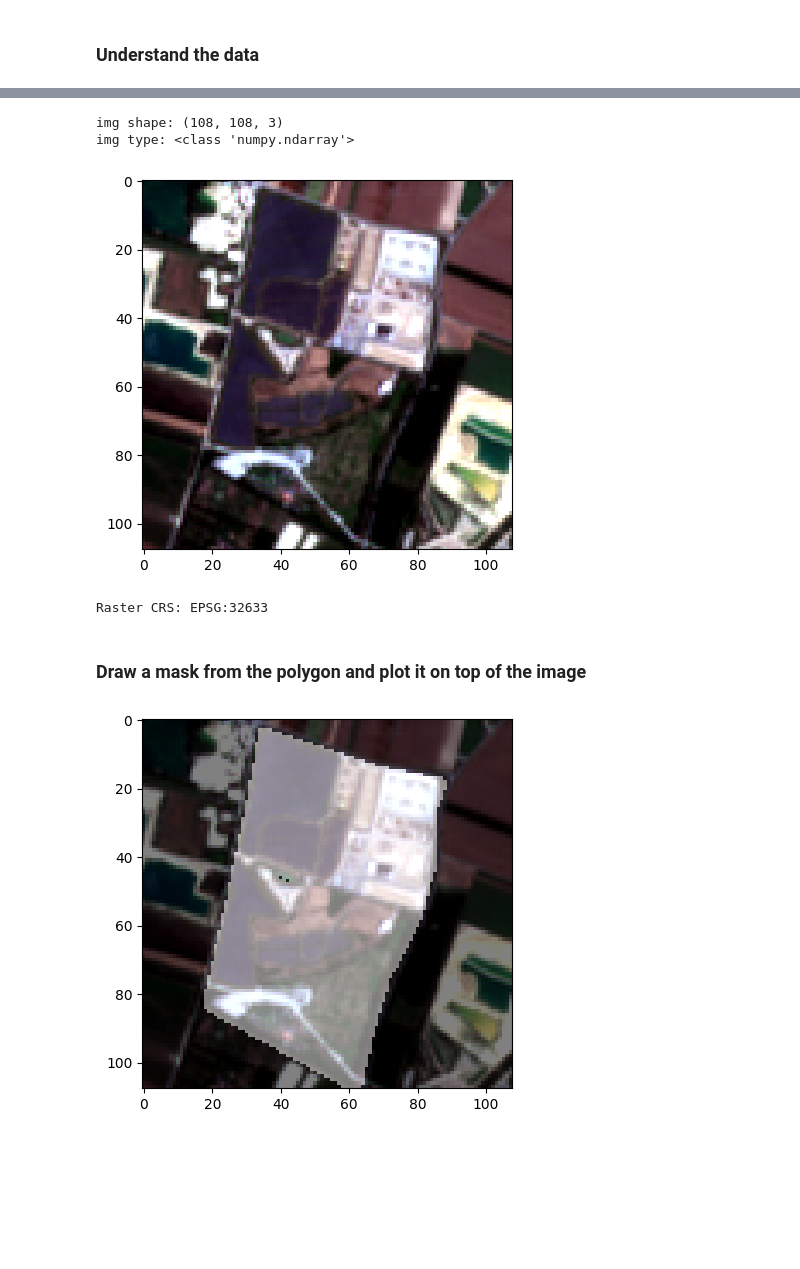
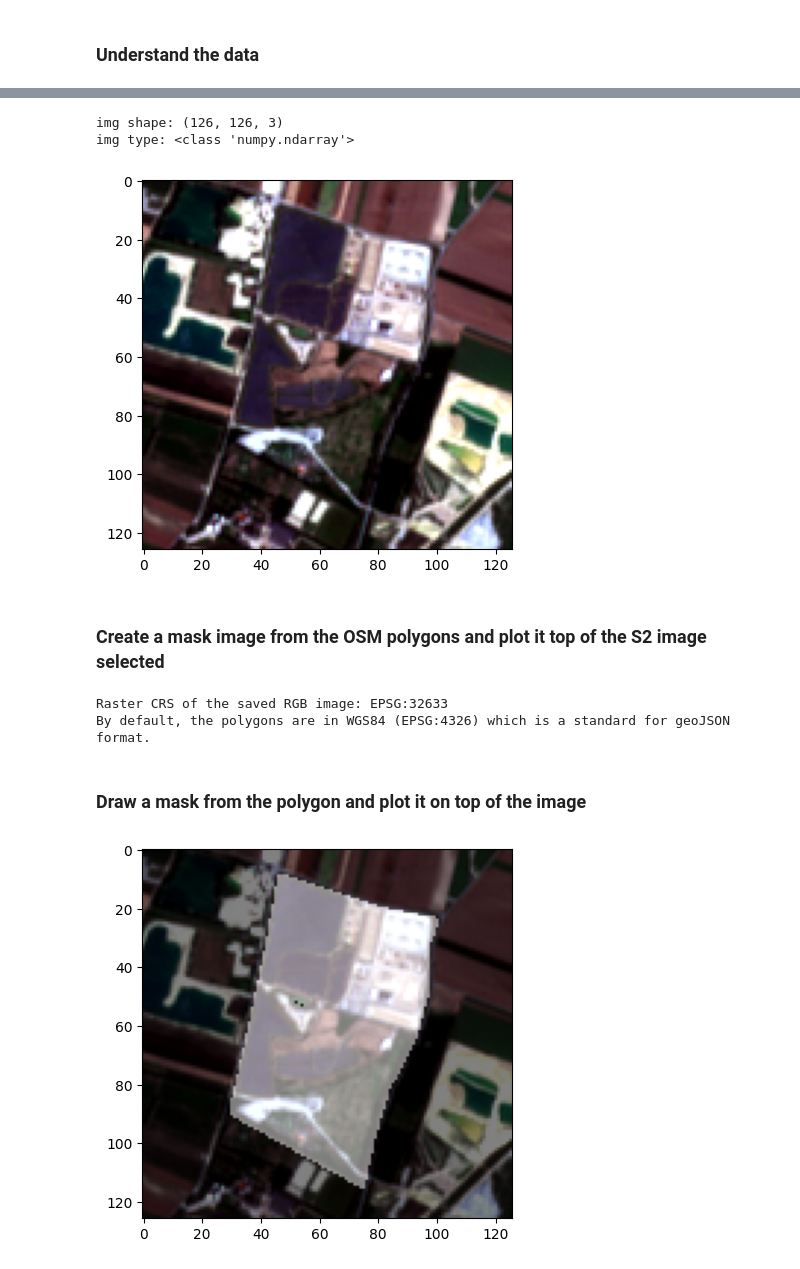
Before and after one commit to BertilleT/Landfill_segmentation, a Jupyter notebook: plot_mask_on_top_s2_img.ipynb, the cells around one changed output, grey strips where cells are left out. Cells and saved outputs as stored; diff of their text form; code cells hidden in the pictures; blank space fills up the shorter version.

Commit message:
clean plot_mask script

```diff
--- a/plot_mask_on_top_s2_img.ipynb
+++ b/plot_mask_on_top_s2_img.ipynb
@@ -73,7 +97,7 @@ def polygon_area(pts):
     area = abs(area) / 2.0
     return area
 
-def square_bounding_box_from_polygon(pts, occupancy=0.4): # Generates squared bounding box from polygon given in input as list of points,
+def square_bounding_box_from_polygon(pts, occupancy=0.3): # Generates squared bounding box from polygon given in input as list of points,
     #ensuring the polygon occupies a specified percentage of the image.
 
     poly_area = polygon_area(pts)
@@ -150,9 +174,8 @@ def simple_equalization_8bit(im, percentiles=5):
 
     return im
 
-def get_sentinel2_color_8bit(basefilename, aoi, sentinel2_images, percentiles=5):
+def get_squared_crop_s2(basefilename, aoi, sentinel2_images, percentiles=5):
     bands = ['B04', 'B03', 'B02']    # SENTINEL2 R,G,B BANDS
-
     for b in bands:
         get_squared_img_crop_from_aoi('toy_images/{}_{}.tif'.format(basefilename, b), aoi, sentinel2_images, b)
 
@@ -203,5 +194,5 @@ urls {'aws': {}, 'gcloud': {}}
 # %%
-img = get_sentinel2_color_8bit('first_landfill', aoi, s2_images[0], percentiles=5)
+img = get_squared_crop_s2('first_landfill', aoi, s2_images[0], percentiles=5)
 # %%
 print('img shape:', img.shape)
 print('img type:', type(img))
@@ -210,9 +201,11 @@ import matplotlib.pyplot as plt
 plt.imshow(img)
 plt.show()
 # %% [output]
-img shape: (108, 108, 3)
+img shape: (126, 126, 3)
 img type: <class 'numpy.ndarray'>
-[figure, old version]
+[figure, new version]
+# %% [markdown]
+### Create a mask image from the OSM polygons and plot it top of the S2 image selected
 # %%
 my_path = 'toy_images/first_landfill_RGB.tif'
 
@@ -220,40 +213,42 @@ with rasterio.open(my_path) as src:
     raster_crs = src.crs
     print(f"Raster CRS of the saved RGB image: {raster_crs}")
 
-# My polygon is in EPSG:4326, so I need to reproject it to the same CRS as the raster.
+print("By default, the polygons are in WGS84 (EPSG:4326) which is a standard for geoJSON format.")
 # %% [output]
-Raster CRS: EPSG:32633
+Raster CRS of the saved RGB image: EPSG:32633
+By default, the polygons are in WGS84 (EPSG:4326) which is a standard for geoJSON format.
 # %% [markdown]
 ### Draw a mask from the polygon and plot it on top of the image
 # %%
 # Polygon in GeoJSON format (in longitude, latitude)
 geojson_polygon = data['features'][0]['geometry']
 
 # Convert GeoJSON to Shapely Geometry
 polygon = shape(geojson_polygon)
 
 # Create a GeoDataFrame with the polygon
 gdf = gpd.GeoDataFrame([1], geometry=[polygon], crs="EPSG:4326")  # Set initial CRS to WGS 84
 
 # Reproject the GeoDataFrame to match the raster's CRS (EPSG:32633)
 gdf = gdf.to_crs("EPSG:32633")
 
 # Now proceed with rasterio to read the raster and create the mask
 with rasterio.open(my_path) as src:
     # First 3 bands (RGB)
     img = src.read([1, 2, 3])
     # Adjust image data for display
     img = np.moveaxis(img, 0, -1)  # Rearrange dimensions for matplotlib (Height x Width x Channels)
 
     # Create a mask using the reprojected polygon
     mask = geometry_mask([gdf.geometry[0]], invert=True, transform=src.transform, all_touched=True, out_shape=(src.height, src.width))
-
+    # save mask_file
+    mask_file = 'toy_images/first_landfill_mask.tif'
     # Display the original image
     plt.imshow(img)
 
     # Overlay the mask with some transparency
     plt.imshow(mask, cmap='gray', alpha=0.5)
 
     plt.show()
 # %% [output]
-[figure, old version]
+[figure, new version]
```
Also changed, not shown: parts of 10 cells of this notebook, 4 other files.
